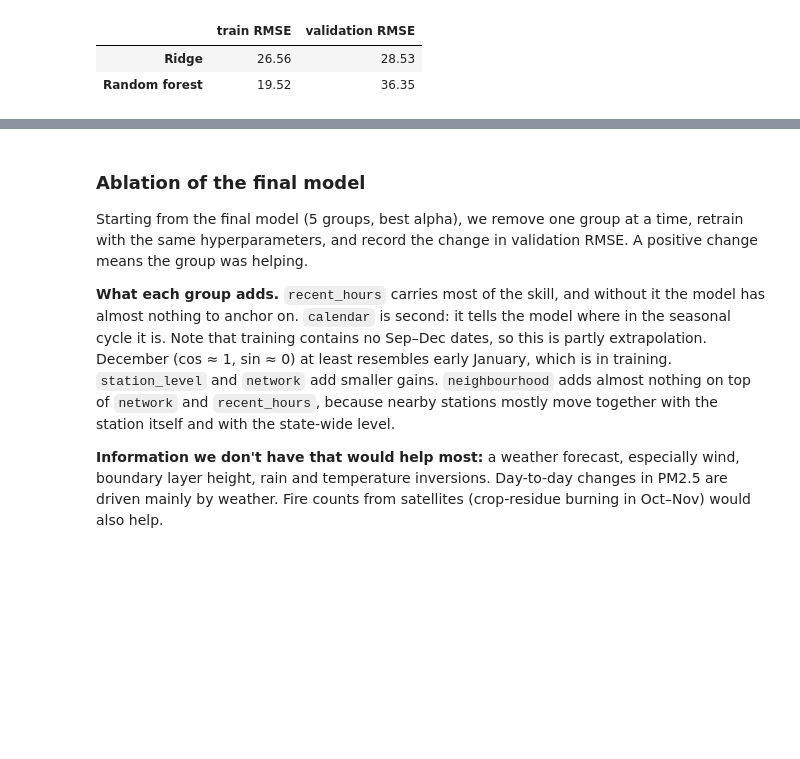
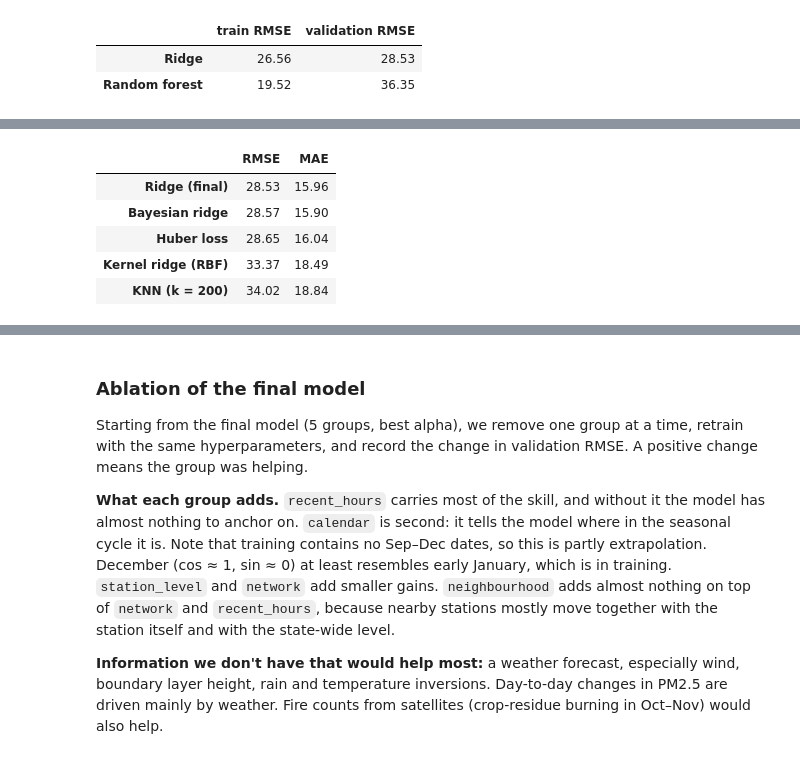
Before and after one commit to akode2803/CS771-PM25-Forecasting, a Jupyter notebook: mp1-solution/bihar_forecasting.ipynb, the cells around one changed output, grey strips where cells are left out. Drawn from its saved outputs; the diff is of its cells as text; code cells hidden in the pictures; blank space fills up the shorter version.

```diff
--- a/mp1-solution/bihar_forecasting.ipynb
+++ b/mp1-solution/bihar_forecasting.ipynb
@@ -290,0 +300,26 @@ keep **ridge** as the final model.
+# %%
+from sklearn.linear_model import BayesianRidge, HuberRegressor
+from sklearn.kernel_approximation import Nystroem
+from sklearn.neighbors import KNeighborsRegressor
+
+other_models = {
+    "Ridge (final)": ridge_model(BEST_ALPHA),
+    "Bayesian ridge": make_pipeline(StandardScaler(), BayesianRidge()),
+    "Huber loss": make_pipeline(StandardScaler(), HuberRegressor(alpha=1e-3, max_iter=500)),
+    "Kernel ridge (RBF)": make_pipeline(StandardScaler(),
+                                        Nystroem(gamma=0.005, n_components=800, random_state=SEED),
+                                        Ridge(alpha=10)),
+    "KNN (k = 200)": make_pipeline(StandardScaler(), KNeighborsRegressor(n_neighbors=200, n_jobs=-1)),
+}
+other_results = {}
+for name, model in other_models.items():
+    predict = fit_log_change(model, train, FINAL_COLS)
+    other_results[name] = scores(val, predict(val))["all"]
+pd.DataFrame(other_results).T
+# %% [output]
+|  | RMSE | MAE |
+| Ridge (final) | 28.53 | 15.96 |
+| Bayesian ridge | 28.57 | 15.90 |
+| Huber loss | 28.65 | 16.04 |
+| Kernel ridge (RBF) | 33.37 | 18.49 |
+| KNN (k = 200) | 34.02 | 18.84 |
```
Also changed, not shown: parts of 6 cells of this notebook, 9 other files.
